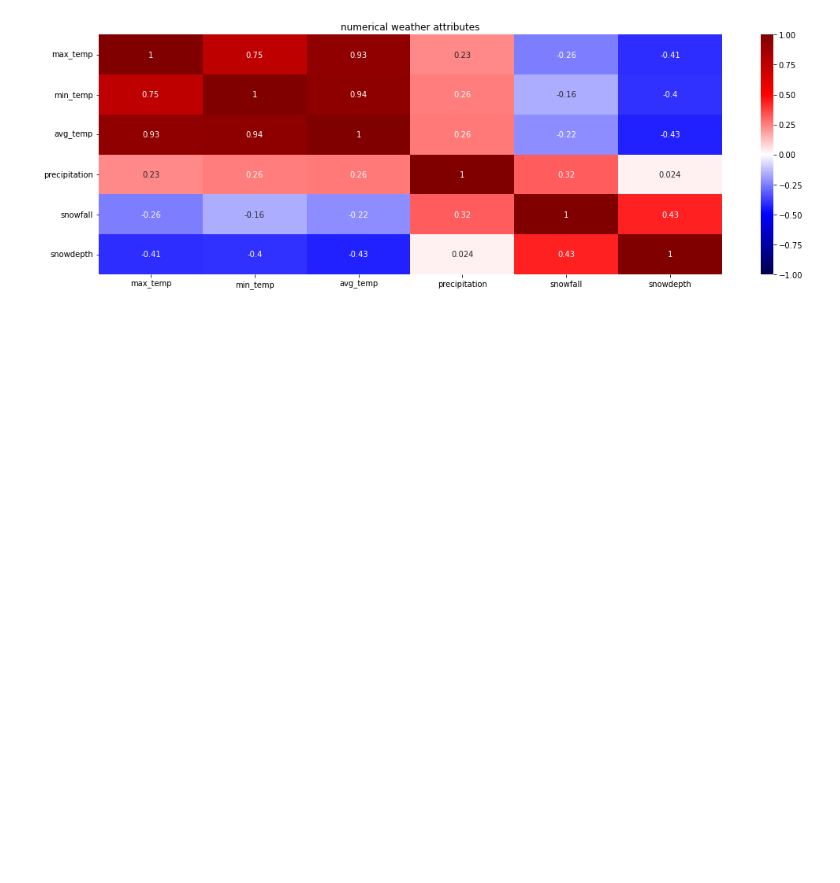
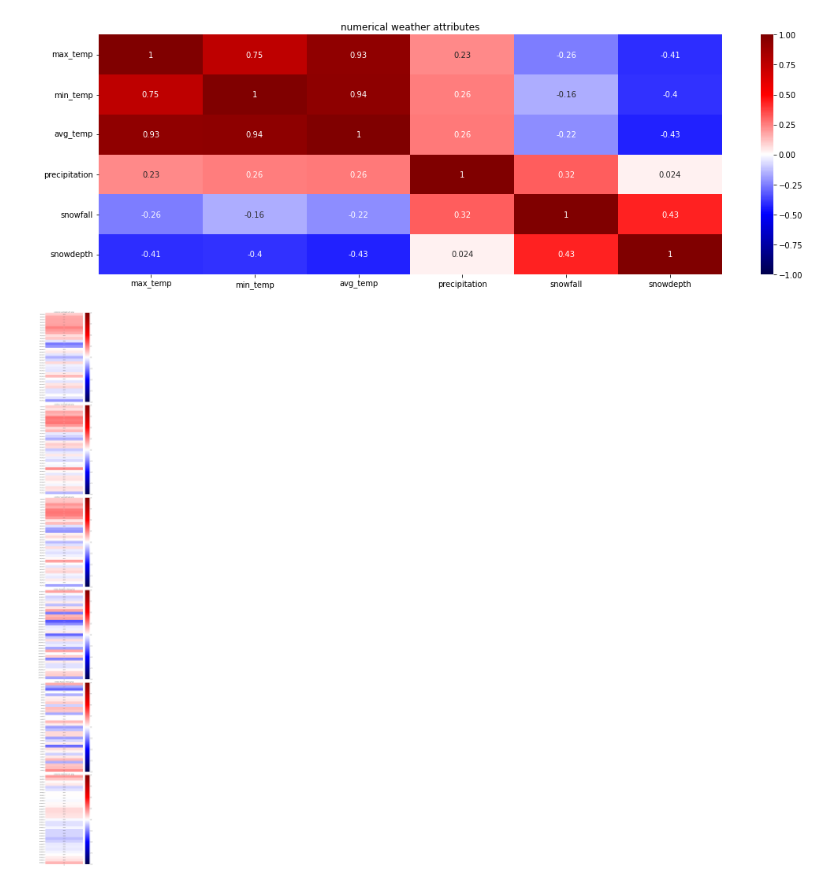
Before and after one commit to marchesem764/Project1, a Jupyter notebook: Early Spring.ipynb, the cells around one changed output. Drawn from its saved outputs; the diff is of its cells as text; code cells hidden in the pictures; blank space fills up the shorter version.

```diff
--- a/Early Spring.ipynb
+++ b/Early Spring.ipynb
@@ -457,6 +458,20 @@ sns.heatmap(weather_data[attrs].corr(), annot=True, vmin=-1, vmax=1, cmap='seism
 plt.tight_layout()
 # %% [output]
 [figure]
+# %%
+def add_number_to_attr(attr, start, stop):
+    return [attr + '_' + str(i) for i in range(start, stop)]
+# %%
+plt.figure(figsize=(10, 100))
+for i, attr in enumerate(attrs):
+    plt.subplot(len(attrs), 1, i+1)
+    plt.title('correlation of ' + attr + ' with early spring')
+    correlations_with_label = early_spring_data[add_number_to_attr(attr, 0, 33)].corrwith(early_spring_data['early_spring'])
+    correlations_with_label = pd.DataFrame(correlations_with_label)
+    sns.heatmap(correlations_with_label, annot=True, vmin=-1, vmax=1, cmap='seismic')
+    plt.tight_layout()
+# %% [output]
+[figure, added]
 # %% [markdown]
 **5. Study the correlations between attributes**
 
```
Also changed, not shown: parts of 4 cells of this notebook.
